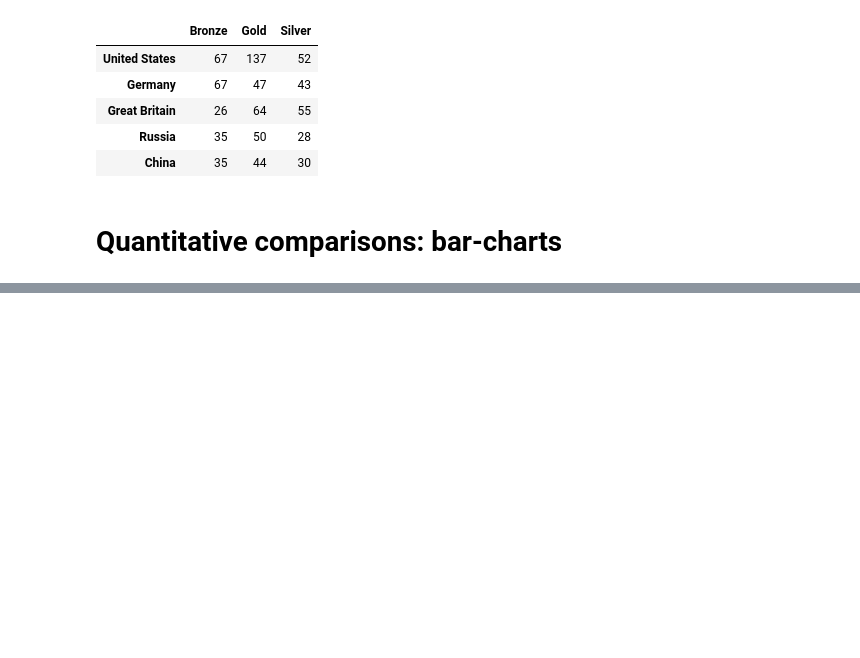
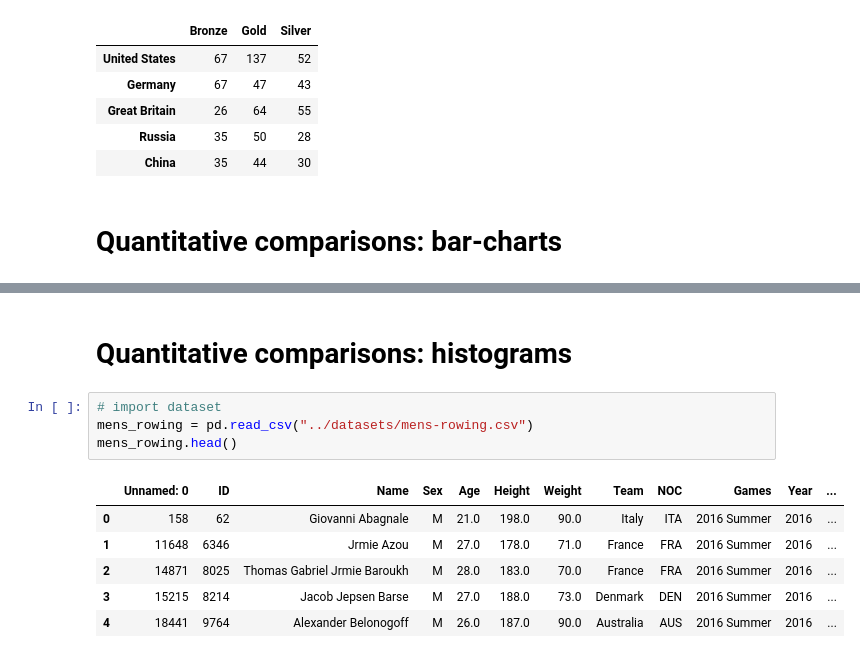
Before and after one commit to harrystaley/DataCamp, a Jupyter notebook: courses/Introduction to Data Visualization with Matplotlib/3 Quantitative comparisons and statistical visualizations.ipynb, the cells around one changed output, grey strips where cells are left out. Drawn from its saved outputs; the diff is of its cells as text; blank space fills up the shorter version.

```diff
--- a/courses/Introduction to Data Visualization with Matplotlib/3 Quantitative comparisons and statistical visualizations.ipynb
+++ b/courses/Introduction to Data Visualization with Matplotlib/3 Quantitative comparisons and statistical visualizations.ipynb
@@ -14,0 +58,13 @@ medals.head()
+# %% [markdown]
+# Quantitative comparisons: histograms
+# %%
+# import dataset
+mens_rowing = pd.read_csv("../datasets/mens-rowing.csv")
+mens_rowing.head()
+# %% [output]
+|  | Unnamed: 0 | ID | Name | Sex | Age | Height | Weight | Team | NOC | Games | Year | ... |
+| 0 | 158 | 62 | Giovanni Abagnale | M | 21.0 | 198.0 | 90.0 | Italy | ITA | 2016 Summer | 2016 | ... |
+| 1 | 11648 | 6346 | Jrmie Azou | M | 27.0 | 178.0 | 71.0 | France | FRA | 2016 Summer | 2016 | ... |
+| 2 | 14871 | 8025 | Thomas Gabriel Jrmie Baroukh | M | 28.0 | 183.0 | 70.0 | France | FRA | 2016 Summer | 2016 | ... |
+| 3 | 15215 | 8214 | Jacob Jepsen Barse | M | 27.0 | 188.0 | 73.0 | Denmark | DEN | 2016 Summer | 2016 | ... |
+| 4 | 18441 | 9764 | Alexander Belonogoff | M | 26.0 | 187.0 | 90.0 | Australia | AUS | 2016 Summer | 2016 | ... |
```
Also changed, not shown: parts of 9 cells of this notebook, 5 other files.
